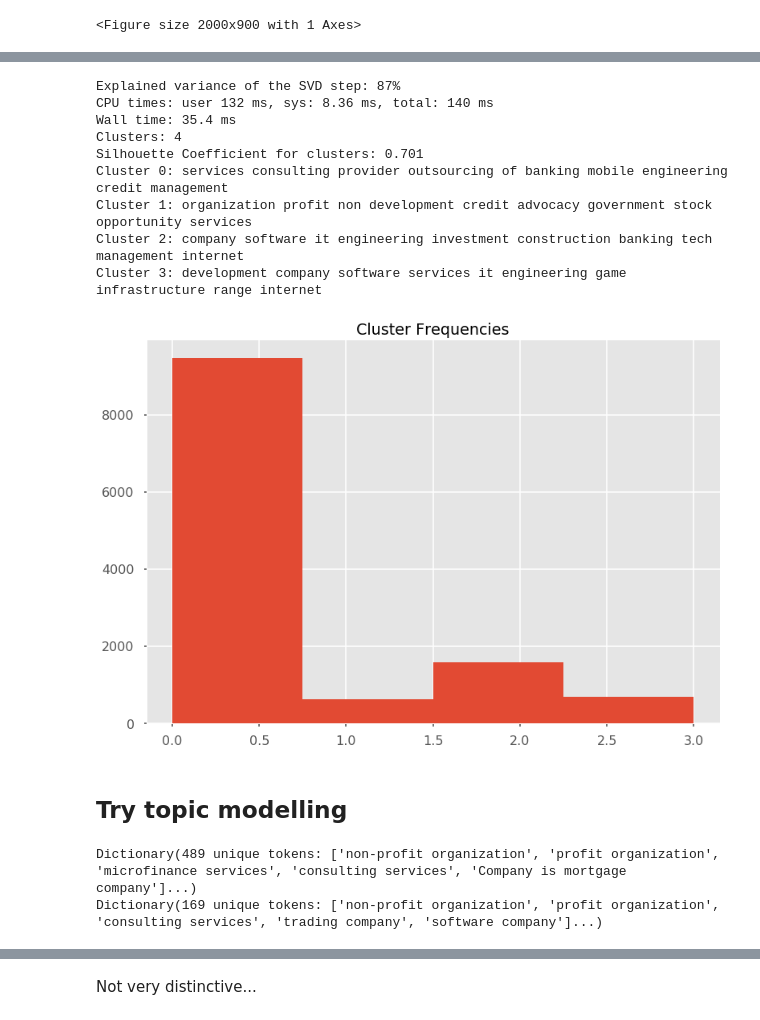
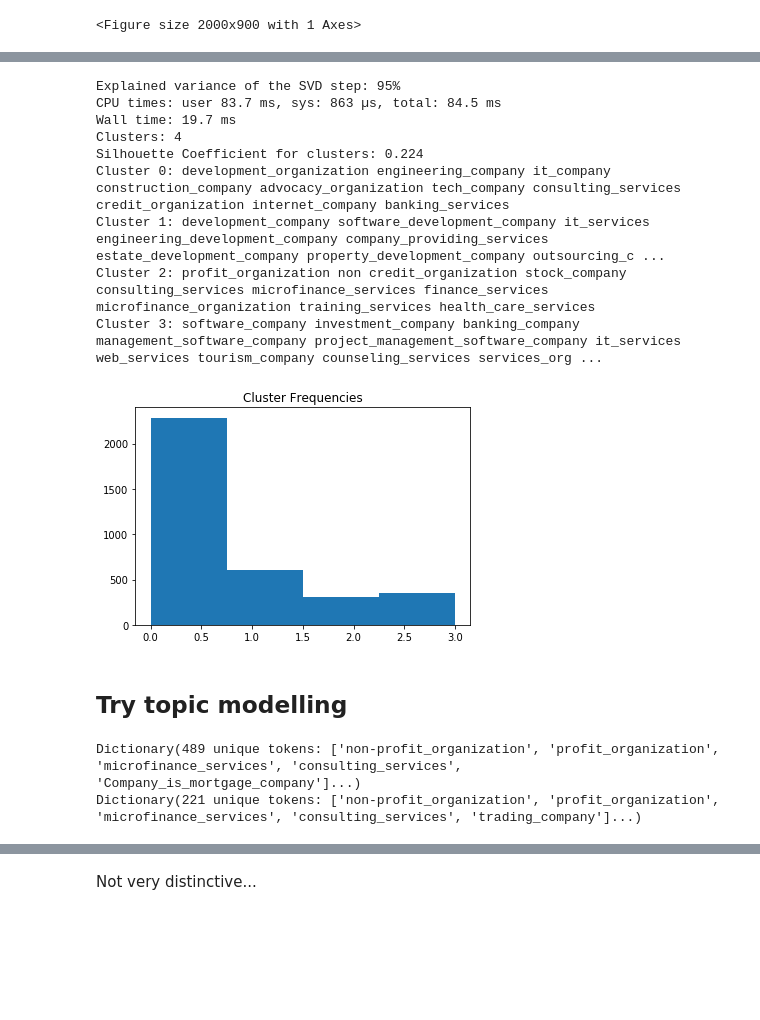
Before and after one commit to lppier/Armenian_Online_Job_Postings_Text_Mining, a Jupyter notebook: clustering_industry/industries_spacy_using_aboutC.ipynb, the cells around one changed output, grey strips where cells are left out. Drawn from its saved outputs; the diff is of its cells as text; code cells hidden in the pictures; blank space fills up the shorter version.

Commit message:
combined words for clustering

```diff
--- a/clustering_industry/industries_spacy_using_aboutC.ipynb
+++ b/clustering_industry/industries_spacy_using_aboutC.ipynb
@@ -235,22 +221,30 @@ plt.show()
 def preprocess(tokens):
     tokens_nop = [t for t in tokens if t not in string.punctuation]
     tokens_nop = [t.lower() for t in tokens_nop]
-    wnl = nltk.WordNetLemmatizer()
+    #wnl = nltk.WordNetLemmatizer()
     stop = stopwords.words('english')
     stop.extend(['armenian','armenia', 'job', 'title', 'position', 'location', 'responsibilities', 'application', 'procedures',
-                 'deadline', 'required', 'qualifications', 'renumeration', 'salary', 'date', 'company'])
+                 'deadline', 'required', 'qualifications', 'renumeration', 'salary', 'date', 'company', 'development_company','profit_organization', 'development_organization','parent_company', 'NaN'  ])
     tokens_nostop = [t for t in tokens_nop if t not in stop]
-    tokens_lem = [wnl.lemmatize(t) for t in tokens_nostop]
-    tokens_clean = [t for t in tokens_lem if len(t) >= 3]  # simple way to remove the offending " punctuations
-    return tokens_clean
+    #tokens_lem = [wnl.lemmatize(t) for t in tokens_nostop]
+    #tokens_clean = [t for t in tokens_lem if len(t) >= 3]  # simple way to remove the offending " punctuations
+    return tokens_nostop
 
+new_match = []
 import numpy as np
-test = np.array(matched_sents)
-test[0]
-df_test = pd.DataFrame(test)
-df_test.columns = { 'tokens'}
-df_test['tokens_joined'] = df_test.tokens.apply(preprocess)
-df_test['tokens_joined'] = df_test.tokens.apply(lambda x: ' '.join(x))
+for row in matched_sents:
+    rowset = set()
+    for token in row:
+        token = token.replace(' ', "_")
+        rowset.add(token)
+    new_match.append(rowset)
 
-df_test
+newlist = []
+for aset in new_match:
+    newlist.append(' '.join(aset))
+
+df_ms = pd.DataFrame(newlist)
+df_ms.columns = {'tokens'}
+#df_ms['tokens'] = df_ms.tokens.apply(preprocess)
+df_ms['tokens']
 # %% [output]
@@ -282,15 +275,15 @@ from sklearn.decomposition import TruncatedSVD
 from sklearn.pipeline import make_pipeline
 
 # refactor it to a function
-def clusterdf(df_in, num):
+def clusterdf(new_match, num):
     vec_tf = CountVectorizer()
-    grain_tf = vec_tf.fit_transform(df_in['tokens_joined'])
+    grain_tf = vec_tf.fit_transform(new_match)
     vec_tf = CountVectorizer(min_df=2)
-    grain_tf = vec_tf.fit_transform(df_in['tokens_joined'])
+    grain_tf = vec_tf.fit_transform(new_match)
     vec_tfidf = TfidfVectorizer(max_df=0.7, min_df=3, use_idf=True)
-    grain_tfidf = vec_tfidf.fit_transform(df_in['tokens_joined'])
+    grain_tfidf = vec_tfidf.fit_transform(new_match)
     # Use SVD to reduce dimensions
-    svd = TruncatedSVD(50)
+    svd = TruncatedSVD(128)
     normalizer = Normalizer(copy=False)
     lsa = make_pipeline(svd, normalizer)
     X_lsa = lsa.fit_transform(grain_tfidf)
@@ -317,18 +310,18 @@ def clusterdf(df_in, num):
     plt.title('Cluster Frequencies')
     plt.show()
 # %%
-clusterdf(df_test, 4)
+clusterdf(df_ms['tokens'], 4)
 # %% [output]
-Explained variance of the SVD step: 87%
-CPU times: user 132 ms, sys: 8.36 ms, total: 140 ms
-Wall time: 35.4 ms
+Explained variance of the SVD step: 95%
+CPU times: user 83.7 ms, sys: 863 µs, total: 84.5 ms
+Wall time: 19.7 ms
 Clusters: 4
-Silhouette Coefficient for clusters: 0.701
-Cluster 0: services consulting provider outsourcing of banking mobile engineering credit management
-Cluster 1: organization profit non development credit advocacy government stock opportunity services
-Cluster 2: company software it engineering investment construction banking tech management internet
-Cluster 3: development company software services it engineering game infrastructure range internet
+Silhouette Coefficient for clusters: 0.224
+Cluster 0: development_organization engineering_company it_company construction_company advocacy_organization tech_company consulting_services credit_organization internet_company banking_services
+Cluster 1: development_company software_development_company it_services engineering_development_company company_providing_services estate_development_company property_development_company outsourcing_c ...
+Cluster 2: profit_organization non credit_organization stock_company consulting_services microfinance_services finance_services microfinance_organization training_services health_care_services
+Cluster 3: software_company investment_company banking_company management_software_company project_management_software_company it_services web_services tourism_company counseling_services services_org ...
-[figure, old version]
+[figure, new version]
 # %% [markdown]
 
 ## Try topic modelling
@@ -337,14 +330,16 @@ import logging
 import gensim
 from gensim import corpora
 
+df_ms['realtokens'] = df_ms.tokens.map(word_tokenize)
+
 #logging.basicConfig(format='%(asctime)s : %(levelname)s : %(message)s', level=logging.INFO)
-dictionary = corpora.Dictionary(df_test['tokens'])
+dictionary = corpora.Dictionary(df_ms['realtokens'])
 print(dictionary)
-dictionary.filter_extremes(no_below=5, no_above=0.7)
+dictionary.filter_extremes(no_below=3, no_above=0.7)
 print(dictionary)
 # %% [output]
-Dictionary(489 unique tokens: ['non-profit organization', 'profit organization', 'microfinance services', 'consulting services', 'Company is mortgage company']...)
-Dictionary(169 unique tokens: ['non-profit organization', 'profit organization', 'consulting services', 'trading company', 'software company']...)
+Dictionary(489 unique tokens: ['non-profit_organization', 'profit_organization', 'microfinance_services', 'consulting_services', 'Company_is_mortgage_company']...)
+Dictionary(221 unique tokens: ['non-profit_organization', 'profit_organization', 'microfinance_services', 'consulting_services', 'trading_company']...)
 # %%
 
 
```
Also changed, not shown: parts of 10 cells of this notebook, 1 other file.
